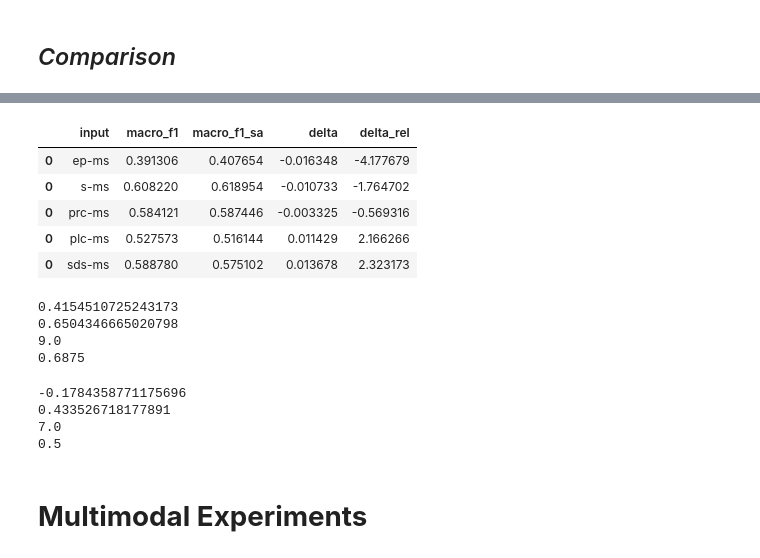
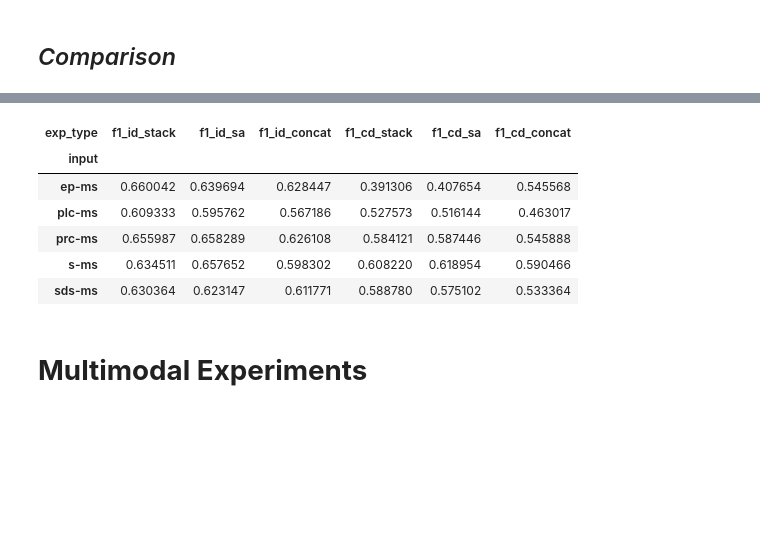
Before and after one commit to masseygeo/earthscape, a Jupyter notebook: notebooks/analysis_sgmapnet_cls.ipynb, the cells around one changed output, grey strips where cells are left out. Drawn from its saved outputs; the diff is of its cells as text; code cells hidden in the pictures; blank space fills up the shorter version.

```diff
--- a/notebooks/analysis_sgmapnet_cls.ipynb
+++ b/notebooks/analysis_sgmapnet_cls.ipynb
@@ -531,40 +359,31 @@ df_id[['input', 'macro_f1', 'macro_f1_sa', 'delta', 'delta_rel']].sort_values('d
-# %%
-df_cd['delta'] = df_cd['macro_f1'] - df_cd['macro_f1_sa']
-df_cd['delta_rel'] = df_cd['delta'] / df_cd['macro_f1'] * 100
-
-df_cd[['input', 'macro_f1', 'macro_f1_sa', 'delta', 'delta_rel']].sort_values('delta_rel', ascending=True)
-# %% [output]
-|  | input | macro_f1 | macro_f1_sa | delta | delta_rel |
-| 0 | ep-ms | 0.391306 | 0.407654 | -0.016348 | -4.177679 |
-| 0 | s-ms | 0.608220 | 0.618954 | -0.010733 | -1.764702 |
-| 0 | prc-ms | 0.584121 | 0.587446 | -0.003325 | -0.569316 |
-| 0 | plc-ms | 0.527573 | 0.516144 | 0.011429 | 2.166266 |
-| 0 | sds-ms | 0.588780 | 0.575102 | 0.013678 | 2.323173 |
-# %%
-result = ttest_rel(df_id['macro_f1'], df_id['macro_f1_sa'], alternative="less")
-print(result.statistic)
-print(result.pvalue)
-
-stat, p = wilcoxon(df_id['macro_f1'], df_id['macro_f1_sa'], alternative='less')
-print(stat)
-print(p)
-# %% [output]
-0.4154510725243173
-0.6504346665020798
-9.0
-0.6875
-# %%
-result = ttest_rel(df_cd['macro_f1'], df_cd['macro_f1_sa'], alternative="less")
-print(result.statistic)
-print(result.pvalue)
-
-stat, p = wilcoxon(df_cd['macro_f1'], df_cd['macro_f1_sa'], alternative='less')
-print(stat)
-print(p)
-# %% [output]
--0.1784358771175696
-0.433526718177891
-7.0
-0.5
+# %%
+ms_path = r'../assets/sgmap-net/classification/multiscale_compiled.csv'
+
+df_ms = pd.read_csv(ms_path)
+
+id = df_ms[['input', 'exp_type', 'macro_f1']].pivot(columns='exp_type', index='input', values='macro_f1')
+id.rename(columns={'multiscale': 'f1_id_stack', 'multiscale_sa': 'f1_id_sa', 'multiscale_concat': 'f1_id_concat'}, inplace=True)
+id = id[['f1_id_stack', 'f1_id_sa', 'f1_id_concat']]
+# id['delta_id'] = id['f1_id_stack'] - id['f1_id_sa']
+# id['delta_rel_id'] = id['delta_id'] / id['f1_id'] * 100
+
+cd = df_ms[['input', 'exp_type', 'macro_f1_cd']].pivot(columns='exp_type', index='input', values='macro_f1_cd')
+cd.rename(columns={'multiscale': 'f1_cd_stack', 'multiscale_sa': 'f1_cd_sa', 'multiscale_concat': 'f1_cd_concat'}, inplace=True)
+cd = cd[['f1_cd_stack', 'f1_cd_sa', 'f1_cd_concat']]
+# cd['delta_cd'] = cd['f1_cd'] - cd['f1_cd_sa']
+# cd['delta_rel_cd'] = cd['delta_cd'] / cd['f1_cd'] * 100
+
+df = pd.merge(left=id, right=cd, how='inner', on='input')
+df.to_csv(r'../assets/sgmap-net/classification/single_f1_comparison.csv')
+
+df.head()
+# %% [output]
+| exp_type | f1_id_stack | f1_id_sa | f1_id_concat | f1_cd_stack | f1_cd_sa | f1_cd_concat |
+| input |  |  |  |  |  |  |
+| ep-ms | 0.660042 | 0.639694 | 0.628447 | 0.391306 | 0.407654 | 0.545568 |
+| plc-ms | 0.609333 | 0.595762 | 0.567186 | 0.527573 | 0.516144 | 0.463017 |
+| prc-ms | 0.655987 | 0.658289 | 0.626108 | 0.584121 | 0.587446 | 0.545888 |
+| s-ms | 0.634511 | 0.657652 | 0.598302 | 0.608220 | 0.618954 | 0.590466 |
+| sds-ms | 0.630364 | 0.623147 | 0.611771 | 0.588780 | 0.575102 | 0.533364 |
 # %% [markdown]
 # **Multimodal Experiments**
```
Also changed, not shown: parts of 13 cells of this notebook, 3 other files.
